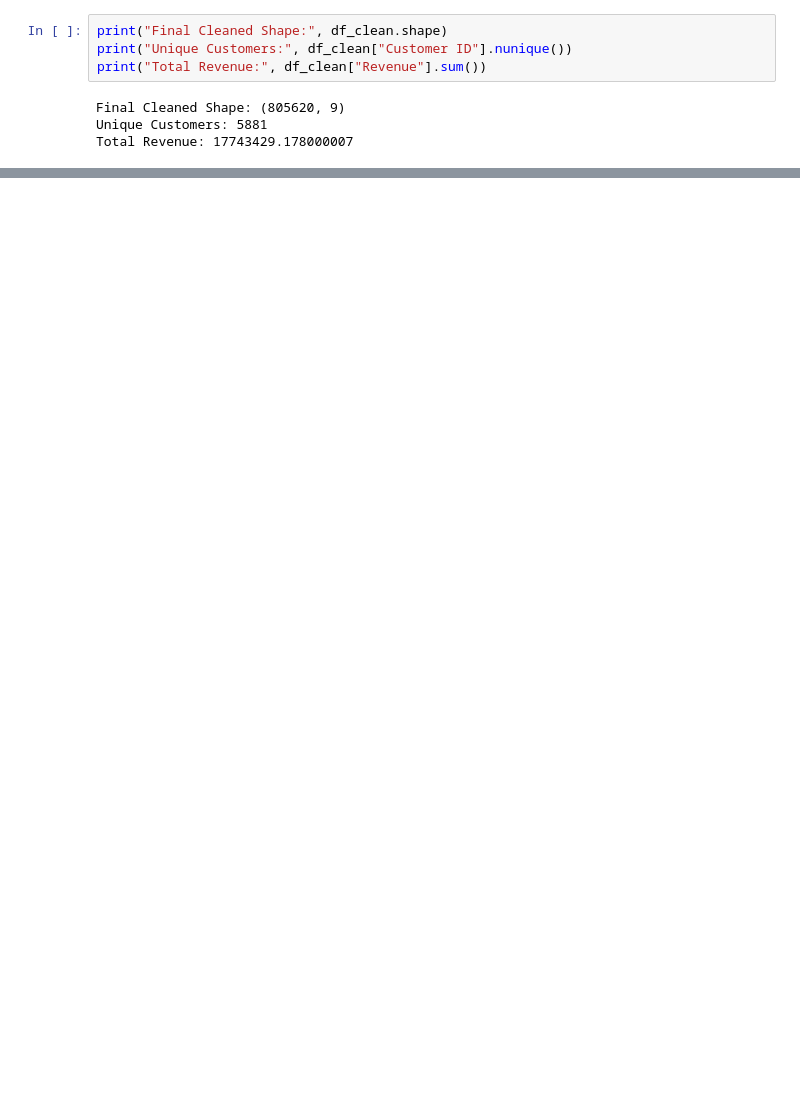
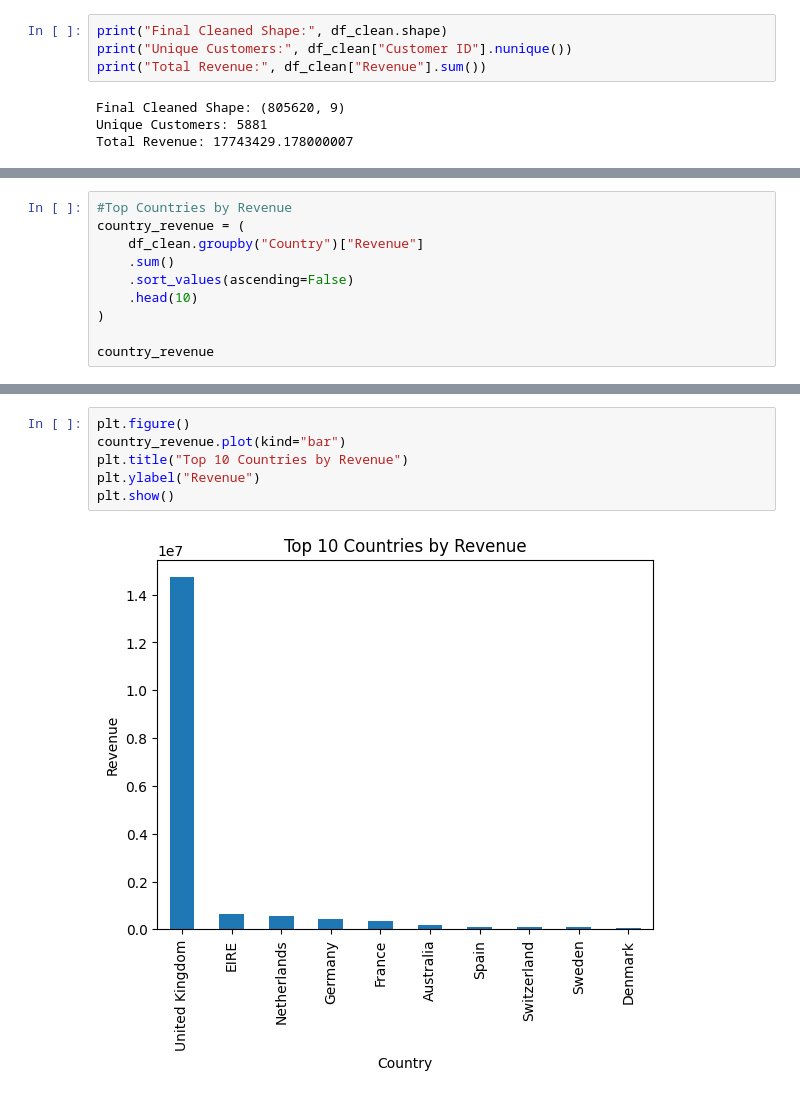
Before and after one commit to garv999/ecommerce-product-analytics, a Jupyter notebook: notebooks/01_data_inspection.ipynb, the cells around one changed output, grey strips where cells are left out. Drawn from its saved outputs; the diff is of its cells as text; blank space fills up the shorter version.

```diff
--- a/notebooks/01_data_inspection.ipynb
+++ b/notebooks/01_data_inspection.ipynb
@@ -169,0 +199,10 @@ The cleaned dataset is now ready for:
+# %%
+#Top Countries by Revenue
+country_revenue = (
+    df_clean.groupby("Country")["Revenue"]
+    .sum()
+    .sort_values(ascending=False)
+    .head(10)
+)
+
+country_revenue
@@ -169,0 +222,8 @@ The cleaned dataset is now ready for:
+# %%
+plt.figure()
+country_revenue.plot(kind="bar")
+plt.title("Top 10 Countries by Revenue")
+plt.ylabel("Revenue")
+plt.show()
+# %% [output]
+[figure, added]
```
Also changed, not shown: parts of 14 cells of this notebook.
